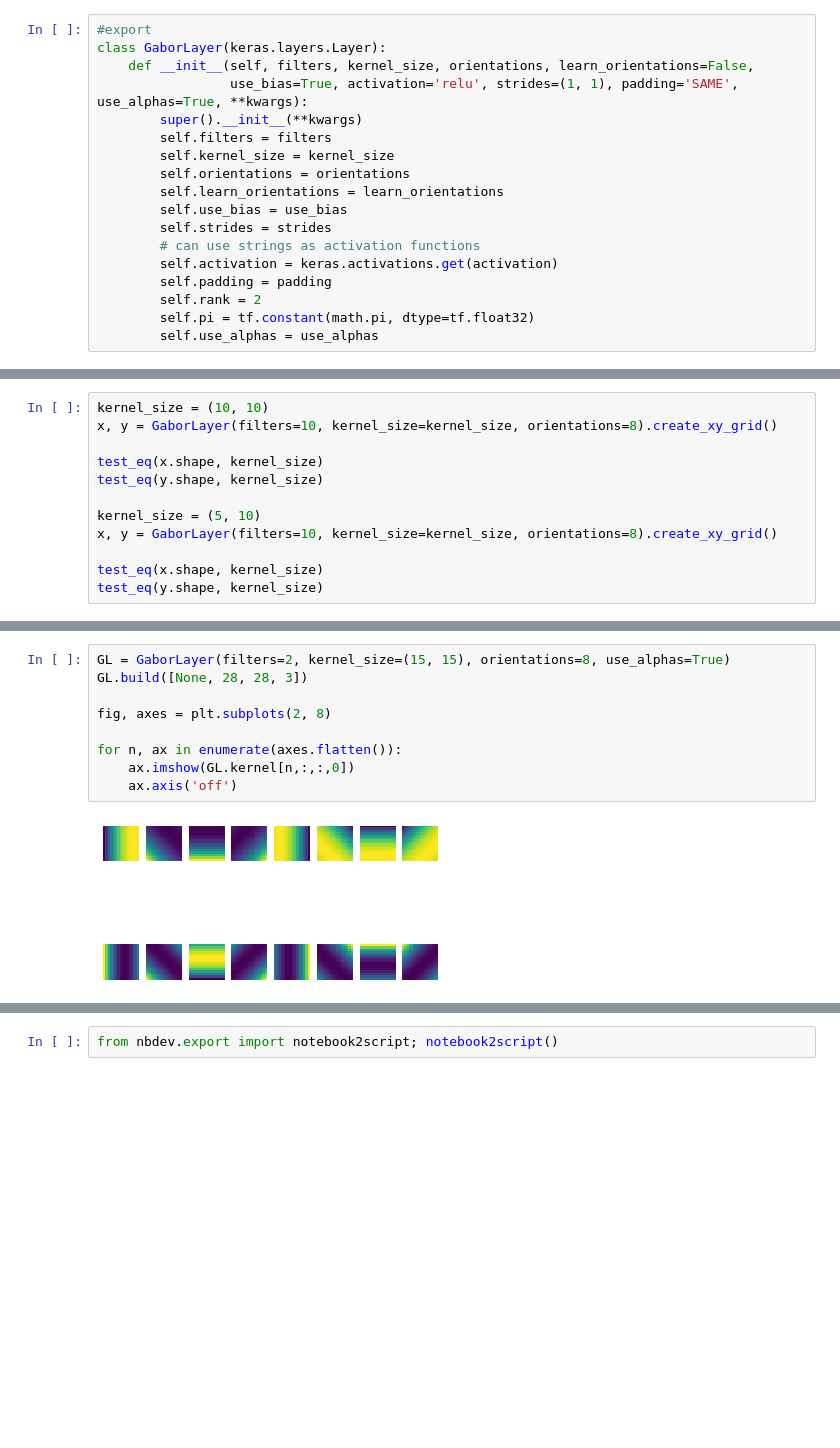
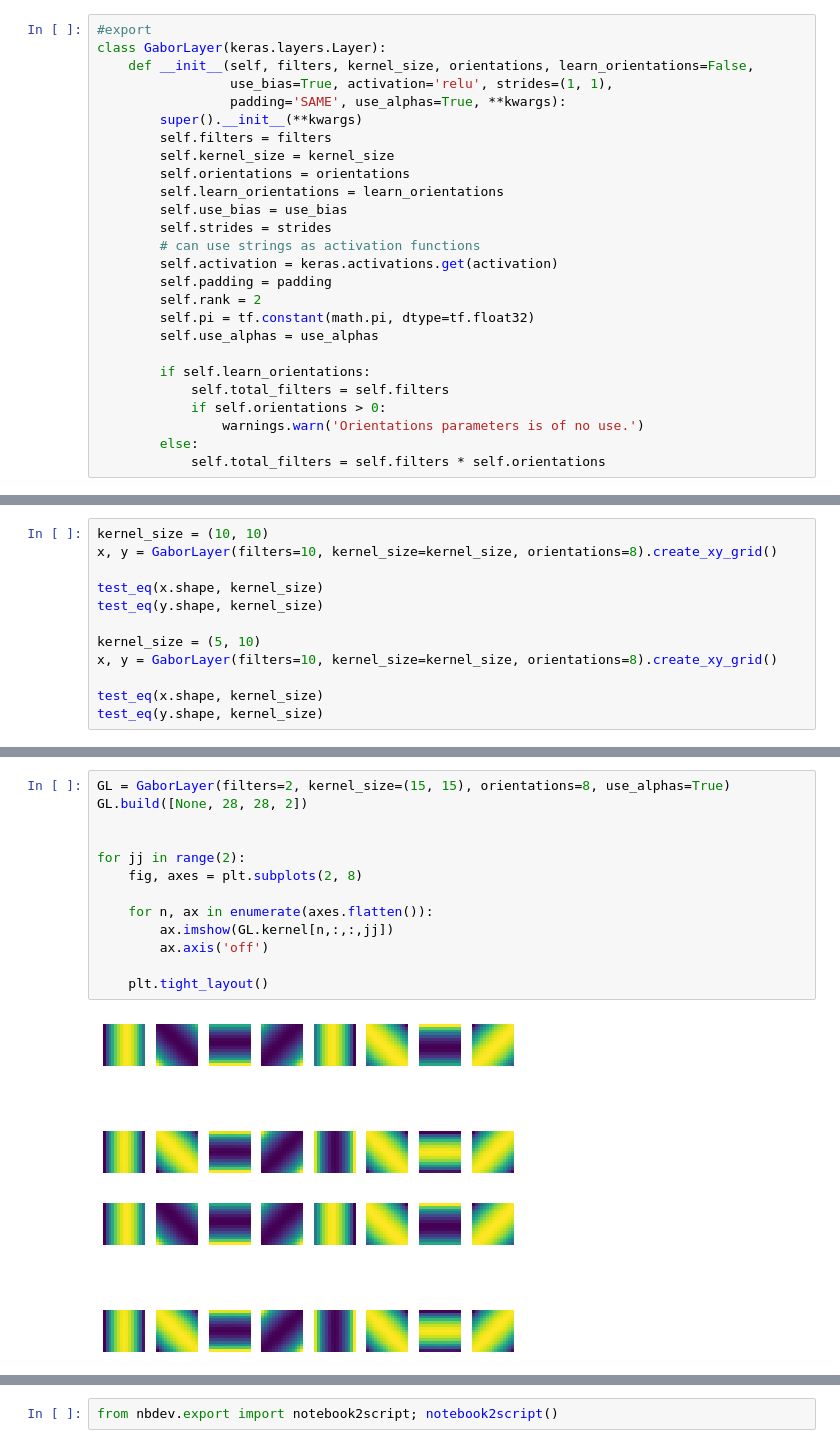
Before and after one commit to SRSteinkamp/PWC_Perez2020_Gabor, a Jupyter notebook: 00_core.ipynb, the cells around one changed output, grey strips where cells are left out. Drawn from its saved outputs; the diff is of its cells as text; blank space fills up the shorter version.

```diff
--- a/00_core.ipynb
+++ b/00_core.ipynb
@@ -29,7 +30,8 @@ $$y' = x sin\theta + y cos\theta$$
 #export
 class GaborLayer(keras.layers.Layer):
     def __init__(self, filters, kernel_size, orientations, learn_orientations=False,
-                 use_bias=True, activation='relu', strides=(1, 1), padding='SAME', use_alphas=True, **kwargs):
+                 use_bias=True, activation='relu', strides=(1, 1),
+                 padding='SAME', use_alphas=True, **kwargs):
         super().__init__(**kwargs)
         self.filters = filters
         self.kernel_size = kernel_size
@@ -43,3 +45,10 @@ class GaborLayer(keras.layers.Layer):
         self.rank = 2
         self.pi = tf.constant(math.pi, dtype=tf.float32)
         self.use_alphas = use_alphas
+
+        if self.learn_orientations:
+            self.total_filters = self.filters
+            if self.orientations > 0:
+                warnings.warn('Orientations parameters is of no use.')
+        else:
+            self.total_filters = self.filters * self.orientations
@@ -160,12 +182,17 @@ def call(self:GaborLayer, X):
     return X
 # %%
 GL = GaborLayer(filters=2, kernel_size=(15, 15), orientations=8, use_alphas=True)
-GL.build([None, 28, 28, 3])
+GL.build([None, 28, 28, 2])
 
-fig, axes = plt.subplots(2, 8)
 
-for n, ax in enumerate(axes.flatten()):
-    ax.imshow(GL.kernel[n,:,:,0])
-    ax.axis('off')
+for jj in range(2):
+    fig, axes = plt.subplots(2, 8)
+
+    for n, ax in enumerate(axes.flatten()):
+        ax.imshow(GL.kernel[n,:,:,jj])
+        ax.axis('off')
+
+    plt.tight_layout()
 # %% [output]
-[figure, old version]
+[figure, new version]
+[figure, added]
```
Also changed, not shown: parts of 9 cells of this notebook, 7 other files.
